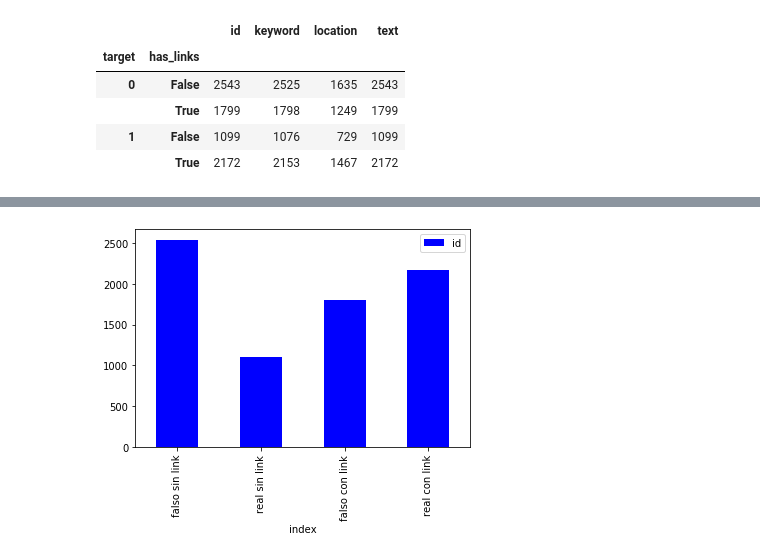
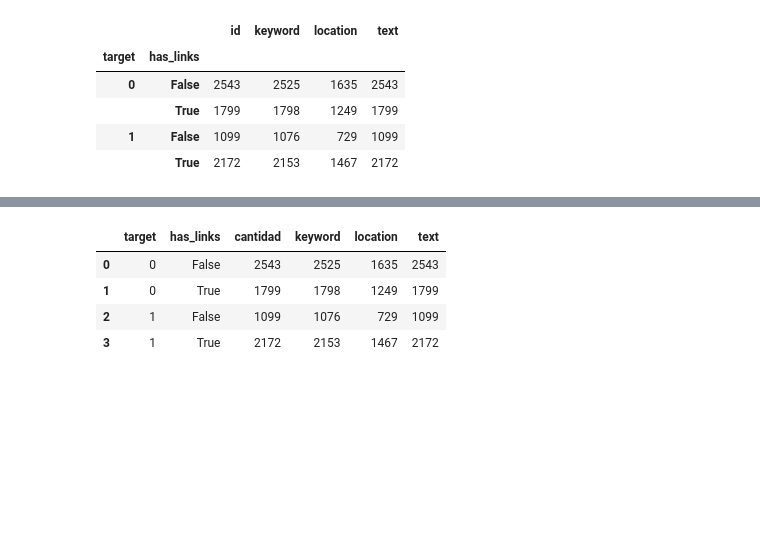
Before and after one commit to FranciscoGauna/TP1-Datos, a Jupyter notebook: Analisis-Joaquin.ipynb, the cells around one changed output, grey strips where cells are left out. Saved outputs shown, nothing was run; the diff lists cells and outputs as text; code cells hidden in the pictures; blank space fills up the shorter version.

```diff
--- a/Analisis-Joaquin.ipynb
+++ b/Analisis-Joaquin.ipynb
@@ -78,7 +60,9 @@ df
-# %%
-#color = 4*['blue']
-
-df.plot(kind='bar',x='index',y='id', color='b')
-plt.show()
-# %% [output]
-[figure, removed]
+# %%
+df = df.reset_index().rename(columns={'id':'cantidad'})
+df
+# %% [output]
+|  | target | has_links | cantidad | keyword | location | text |
+| 0 | 0 | False | 2543 | 2525 | 1635 | 2543 |
+| 1 | 0 | True | 1799 | 1798 | 1249 | 1799 |
+| 2 | 1 | False | 1099 | 1076 | 729 | 1099 |
+| 3 | 1 | True | 2172 | 2153 | 1467 | 2172 |
```
Also changed, not shown: parts of 5 cells of this notebook.
